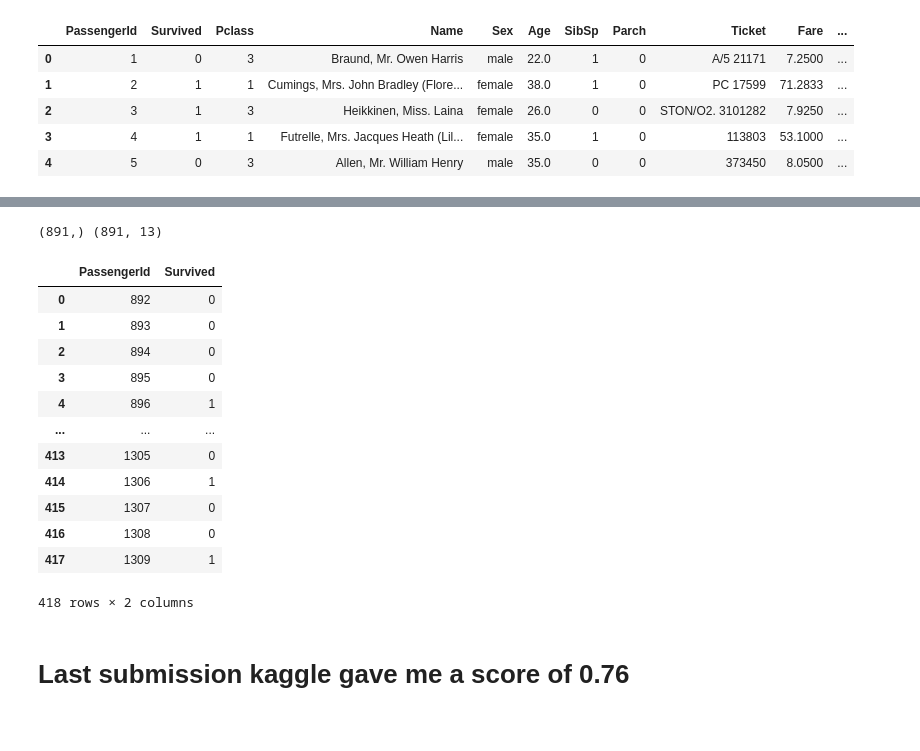
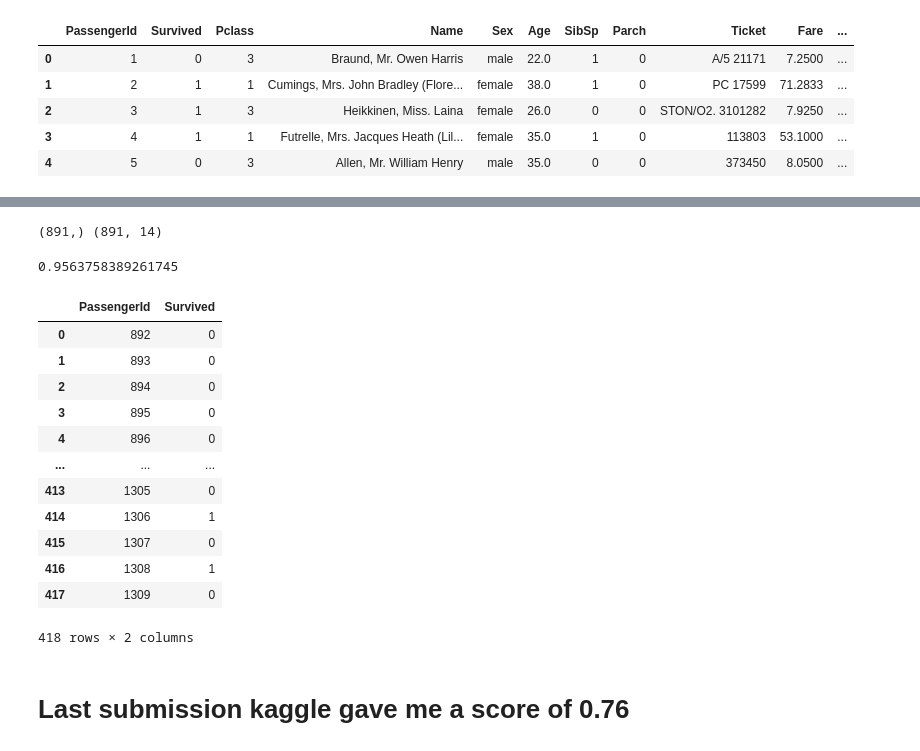
Before and after one commit to LuchoValr/Mycodes, a Jupyter notebook: titanic-competition-luchales.ipynb, the cells around one changed output, grey strips where cells are left out. Saved outputs shown, nothing was run; the diff lists cells and outputs as text; code cells hidden in the pictures.

```diff
--- a/titanic-competition-luchales.ipynb
+++ b/titanic-competition-luchales.ipynb
@@ -198,3 +205,8 @@ train['Ffemale']=np.where((train.Pclass==1)&(train.Sex=='female'),1,0)
+# %%
+train['Ffemale']=np.where((train.Pclass==1)&(train.Sex=='female'),1,0)
+test['Ffemale']=np.where((test.Pclass==1)&(test.Sex=='female'),1,0)
+train['kids']=np.where((train.Age<=8),1,0)
+test['kids']=np.where((test.Age<=8),1,0)
 # %%
 train.head()
 # %% [output]
@@ -301,45 +308,49 @@ x=x_df.values
 print(y.shape,
 x.shape)
 # %% [output]
-(891,) (891, 13)
+(891,) (891, 14)
 # %%
 X_train, X_test, y_train, y_test = train_test_split(x, y,
                                                     test_size=0.33,
                                                     random_state=42)
-# %%
-X_train, X_val, y_train, y_val = train_test_split(X_train, y_train,
-                                                    test_size=0.1,
-                                                    random_state=42)
 # %%
-import xgboost as xgb
-booster = xgb.XGBClassifier(n_jobs=-1)
-booster = booster.fit(X_train,y_train)
+#import xgboost as xgb
+#booster = xgb.XGBClassifier(n_jobs=-1)
+#booster = booster.fit(X_train,y_train)
+from sklearn.ensemble import  RandomForestClassifier
+from sklearn.metrics import accuracy_score
+rf = RandomForestClassifier(n_estimators=10,n_jobs=-1)
+rf=rf.fit(X_train,y_train)
+acc=rf.score(X_train,y_train)
+acc
+# %% [output]
+0.9563758389261745
 # %%
-pred=booster.predict(x_t)
+pred=rf.predict(x_t)
 pred1=pd.DataFrame(pred)
 pred1=pred1.round().astype(int)
 
 test1=pd.read_csv('/kaggle/input/titanic/test.csv')
 Pas=test1['PassengerId']
 output=pd.concat([Pas,pred1],axis=1)
 output=output.rename(columns={0:'Survived'})
 #output = pd.DataFrame({'PassengerId': test1.PassengerId, 'Survived': pred1})
 output.to_csv('submission.csv', index=False)
 output
 #the score that kaggle gave me was 0.76
 # %% [output]
 |  | PassengerId | Survived |
 | 0 | 892 | 0 |
 | 1 | 893 | 0 |
 | 2 | 894 | 0 |
 | 3 | 895 | 0 |
-| 4 | 896 | 1 |
+| 4 | 896 | 0 |
 | ... | ... | ... |
 | 413 | 1305 | 0 |
 | 414 | 1306 | 1 |
 | 415 | 1307 | 0 |
-| 416 | 1308 | 0 |
-| 417 | 1309 | 1 |
+| 416 | 1308 | 1 |
+| 417 | 1309 | 0 |
 418 rows × 2 columns
 # %% [markdown]
 # **Last submission kaggle gave me a score of 0.76**
```
Also changed, not shown: parts of 6 cells of this notebook.
